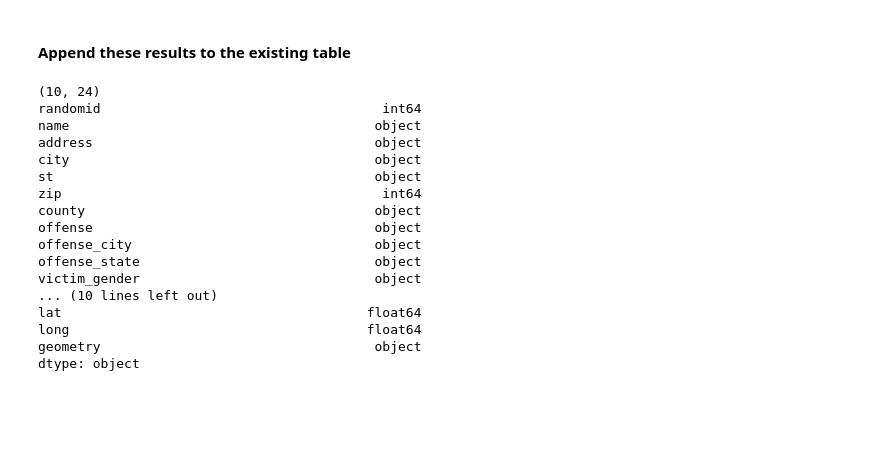
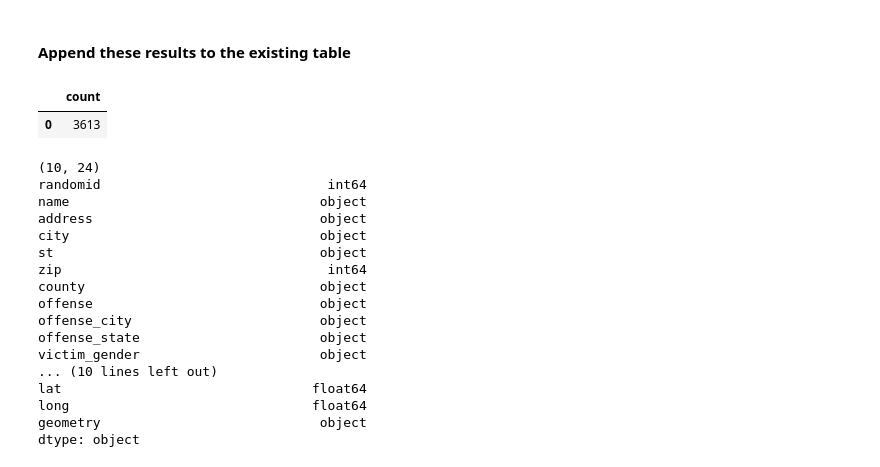
Before and after one commit to PMattox/dsa_masters, a Jupyter notebook: DSA_Capstone/Failed_Geocoding_MSOR.ipynb, the cells around one changed output. Cells and saved outputs as stored; diff of their text form; code cells hidden in the pictures; blank space fills up the shorter version.

```diff
--- a/DSA_Capstone/Failed_Geocoding_MSOR.ipynb
+++ b/DSA_Capstone/Failed_Geocoding_MSOR.ipynb
@@ -255,6 +259,14 @@ map_sexoffenders
 [interactive output not drawn]
 # %% [markdown]
 #### Append these results to the existing table
+# %%
+# check the size of the db table
+sql = "select count(*) from stlsexoffenders;"
+msor_table_ct_before = pd.read_sql_query(sql, conn)
+msor_table_ct_before
+# %% [output]
+|  | count |
+| 0 | 3613 |
 # %%
 # check out the form of the existing 'stlsexoffenders' table
 # we will need to match this structure in order to successfully append our new entries
```
Also changed, not shown: parts of 11 cells of this notebook, 2 other files.
